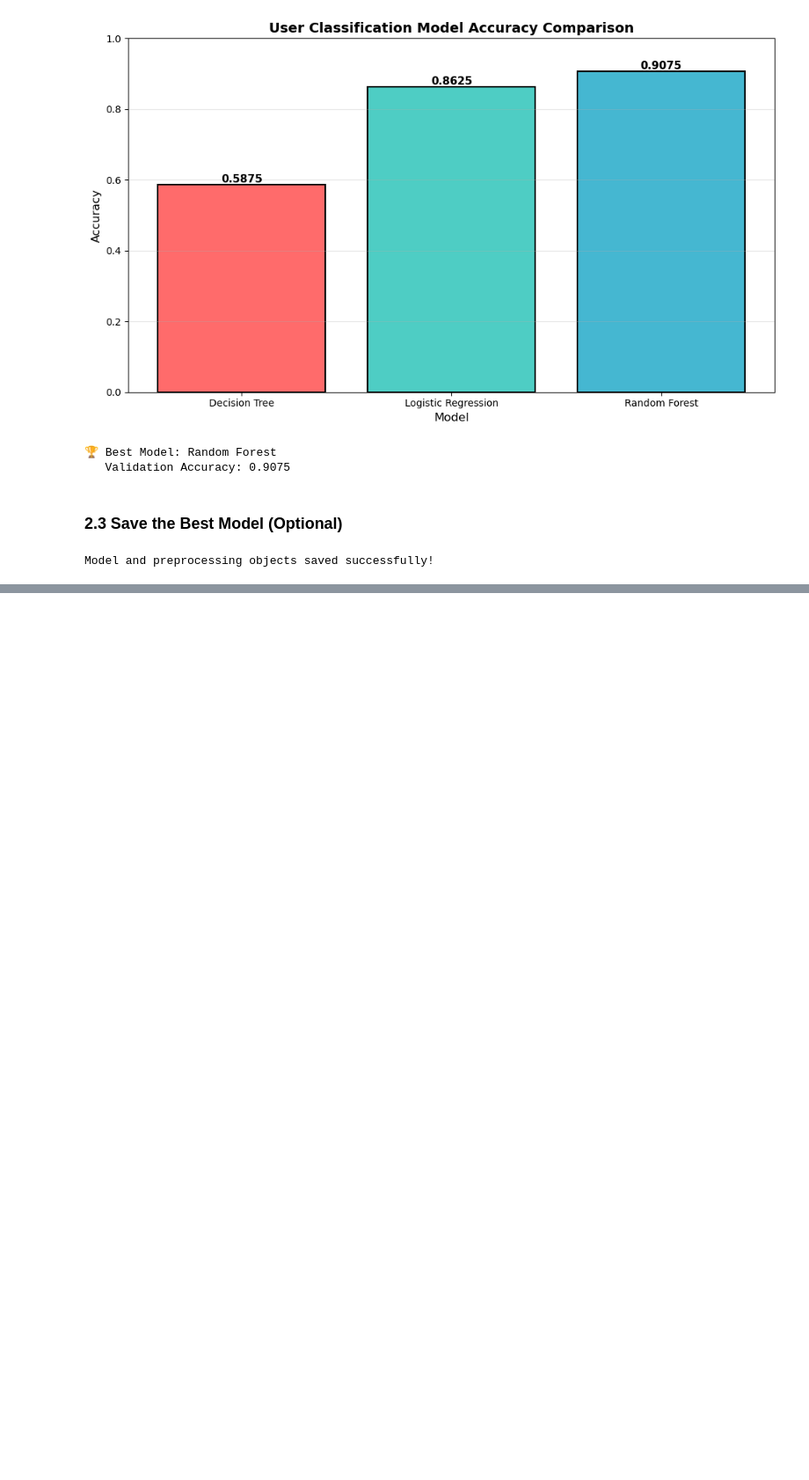
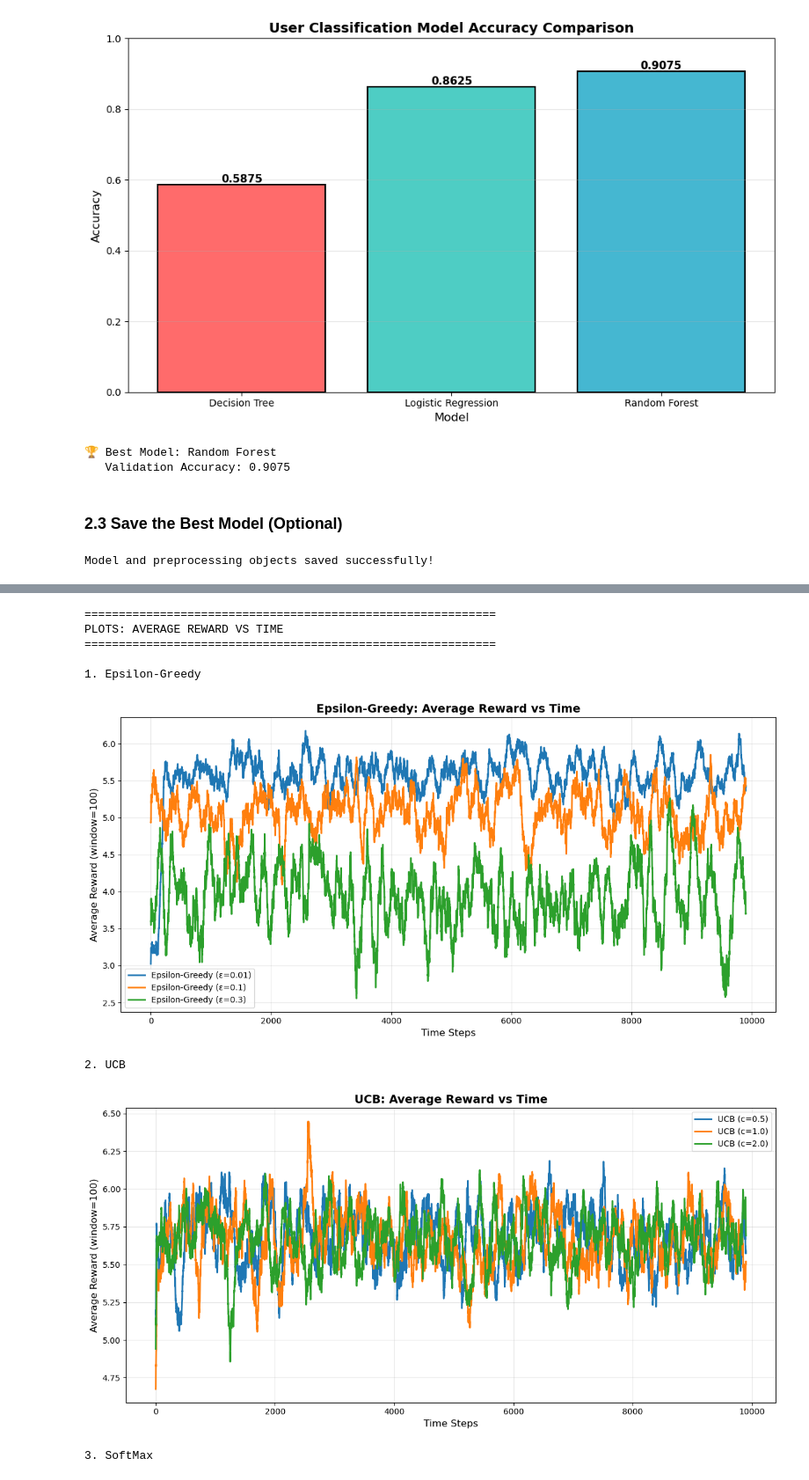
Before and after one commit to lakshitxtyagi/lab3-contextual-bandit, a Jupyter notebook: lab3_results_U20230090.ipynb, the cells around one changed output, grey strips where cells are left out. Shown at 88% size. Saved outputs shown, nothing was run; the diff lists cells and outputs as text; code cells hidden in the pictures; blank space fills up the shorter version.

```diff
--- a/lab3_results_U20230090.ipynb
+++ b/lab3_results_U20230090.ipynb
@@ -421,0 +988,58 @@ This classifier will serve as the **Context Detector** for the contextual bandit
+# %%
+# ============================================================
+# PART 8: VISUALIZATION - AVERAGE REWARD VS TIME
+# ============================================================
+
+def plot_average_reward_vs_time(agents_dict, algorithm_name, window_size=100):
+    """
+    Plot average reward over time for different hyperparameters
+
+    Args:
+        agents_dict: Dictionary of {param_value: agent}
+        algorithm_name: Name of the algorithm
+        window_size: Window for moving average
+    """
+    plt.figure(figsize=(12, 6))
+
+    for param, agent in agents_dict.items():
+        # Calculate moving average
+        rewards = agent.reward_history
+        moving_avg = np.convolve(rewards, np.ones(window_size)/window_size, mode='valid')
+
+        # Plot
+        plt.plot(range(len(moving_avg)), moving_avg, label=f'{algorithm_name} ({param})', linewidth=2)
+
+    plt.xlabel('Time Steps', fontsize=12)
+    plt.ylabel(f'Average Reward (window={window_size})', fontsize=12)
+    plt.title(f'{algorithm_name}: Average Reward vs Time', fontsize=14, fontweight='bold')
+    plt.legend(fontsize=10)
+    plt.grid(True, alpha=0.3)
+    plt.tight_layout()
+    plt.show()
+
+# Plot for Epsilon-Greedy
+print("="*60)
+print("PLOTS: AVERAGE REWARD VS TIME")
+print("="*60)
+
+print("\n1. Epsilon-Greedy")
+eg_dict = {f'ε={eps}': agent for eps, agent in eg_agents.items()}
+plot_average_reward_vs_time(eg_dict, 'Epsilon-Greedy', window_size=100)
+
+print("\n2. UCB")
+ucb_dict = {f'c={c}': agent for c, agent in ucb_agents.items()}
+plot_average_reward_vs_time(ucb_dict, 'UCB', window_size=100)
+
+print("\n3. SoftMax")
+softmax_dict = {f'τ={tau}': softmax_agent}
+plot_average_reward_vs_time(softmax_dict, 'SoftMax', window_size=100)
+# %% [output]
+============================================================
+PLOTS: AVERAGE REWARD VS TIME
+============================================================
+
+1. Epsilon-Greedy
+[figure, added]
+2. UCB
+[figure, added]
+3. SoftMax
```
Also changed, not shown: parts of 22 cells of this notebook, 1 other file.
